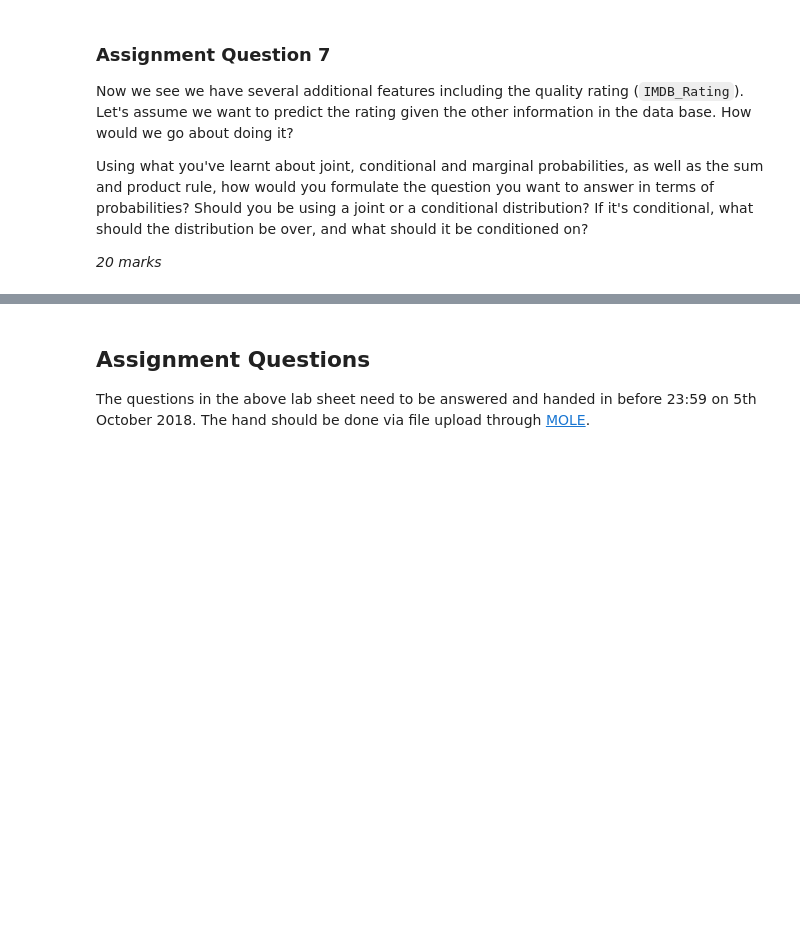
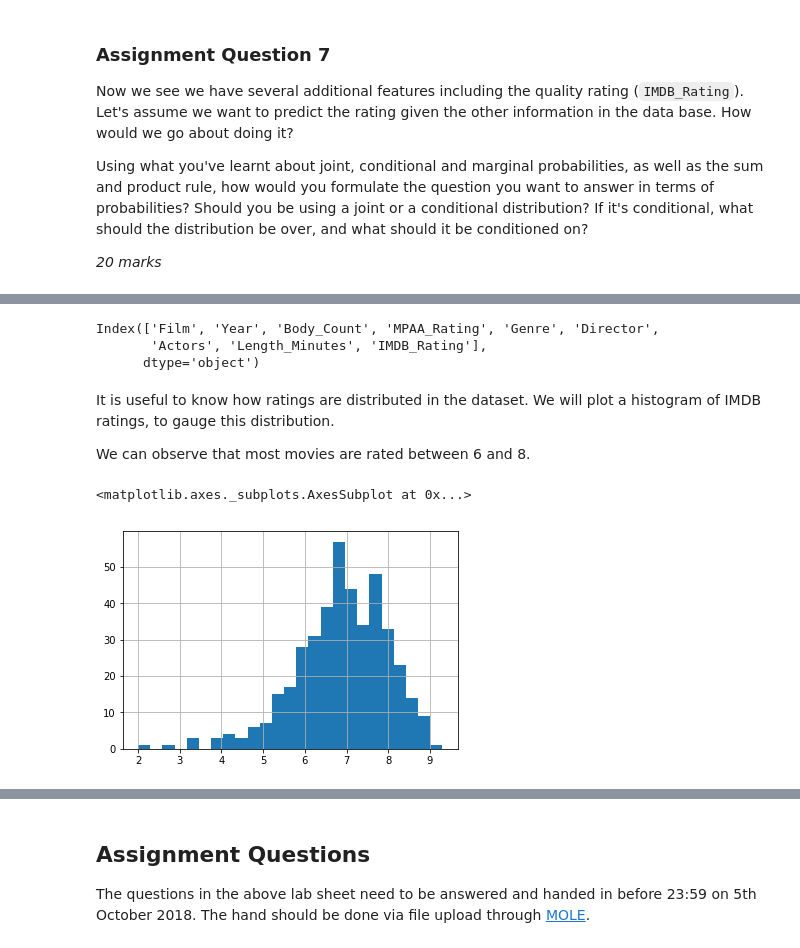
Before and after one commit to TUOS-COM-4509-6509-2018-19/assignment-1-MrDupin, a Jupyter notebook: test.ipynb, the cells around one changed output, grey strips where cells are left out. Drawn from its saved outputs; the diff is of its cells as text; code cells hidden in the pictures; blank space fills up the shorter version.

```diff
--- a/test.ipynb
+++ b/test.ipynb
@@ -534,0 +554,15 @@ If, finally, we had used the joint probability of `P(R == 7.9, F_1, ..., F_n)`,
+# %%
+movies.columns
+# %% [output]
+Index(['Film', 'Year', 'Body_Count', 'MPAA_Rating', 'Genre', 'Director',
+       'Actors', 'Length_Minutes', 'IMDB_Rating'],
+      dtype='object')
+# %% [markdown]
+It is useful to know how ratings are distributed in the dataset. We will plot a histogram of IMDB ratings, to gauge this distribution.
+
+We can observe that most movies are rated between 6 and 8.
+# %%
+movies['IMDB_Rating'].hist(bins=25)
+# %% [output]
+<matplotlib.axes._subplots.AxesSubplot at 0x...>
+[figure, added]
```
Also changed, not shown: parts of 20 cells of this notebook.
